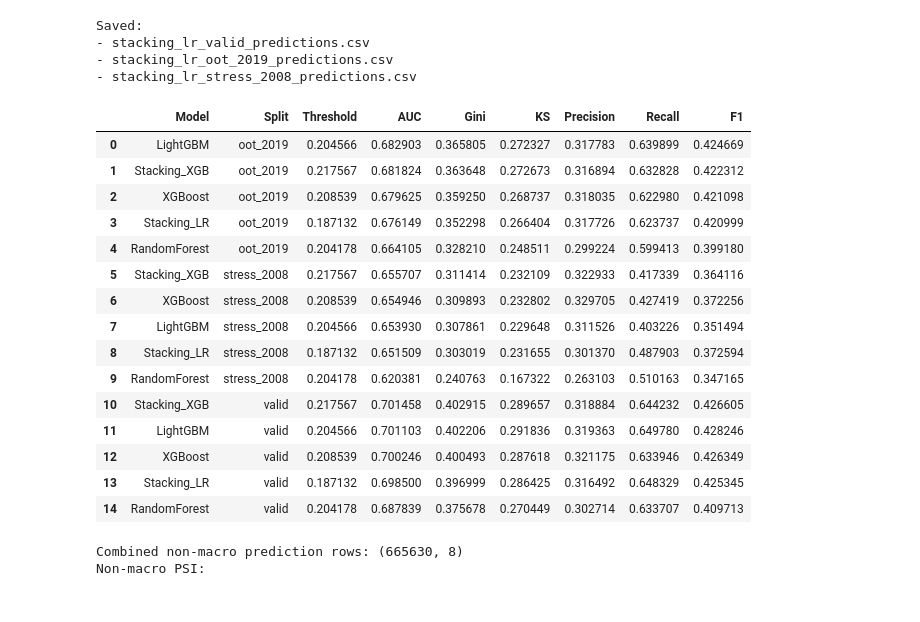
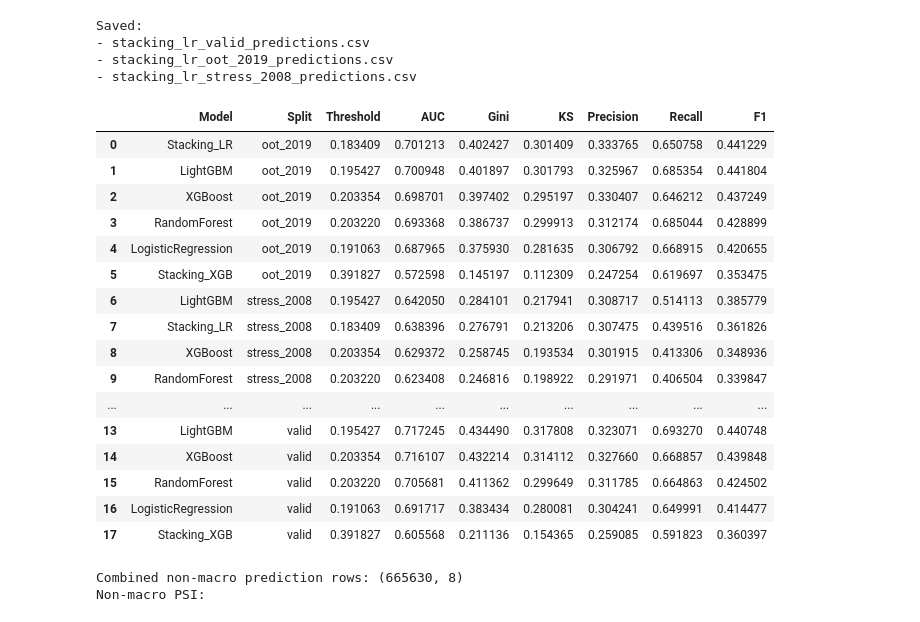
Before and after one commit to clarencemarvin/comp4501-Credit-Default-Risk-Prediction, a Jupyter notebook: main.ipynb, the cells around one changed output. Drawn from its saved outputs; the diff is of its cells as text; code cells hidden in the pictures.

```diff
--- a/main.ipynb
+++ b/main.ipynb
@@ -117,6 +112,7 @@ selected_features = [
     "term",
     "fico_range_low",
     "loan_amnt",
+    "int_rate",
     "dti",
     "home_ownership",
     "purpose",
@@ -127,7 +123,6 @@ selected_features = [
     "delinq_2yrs",
     "pub_rec",
     "inq_last_6mths",
-    "mort_acc",
     "revol_bal"
 ]
 
@@ -657,0 +660,37 @@ Chosen threshold from validation KS: 0.204178
+# %%
+# ============================================================
+# Logistic Regression — Non-Macro Baseline
+# ============================================================
+from sklearn.linear_model import LogisticRegression
+
+lr_model = LogisticRegression(
+    C=1.0,
+    penalty="l2",
+    solver="lbfgs",
+    max_iter=2000,
+    random_state=RANDOM_STATE
+)
+
+lr_model.fit(X_train_lr, y_train_rf)
+
+# Threshold via KS on validation
+lr_valid_prob = lr_model.predict_proba(X_valid_lr)[:, 1]
+_, lr_threshold = ks_statistic(y_valid_rf, lr_valid_prob)
+
+lr_results = []
+for split_name, X_split, y_split in [
+    ("valid",       X_valid_lr,  y_valid_rf),
+    ("oot_2019",    X_oot_lr,    y_oot_rf),
+    ("stress_2008", X_stress_lr, y_stress_rf),
+]:
+    prob = lr_model.predict_proba(X_split)[:, 1]
+    metrics = evaluate_split(y_split, prob, lr_threshold)
+    lr_results.append({
+        "Model":     "LogisticRegression",
+        "Split":     split_name,
+        "Threshold": lr_threshold,
+        **metrics
+    })
+
+lr_results_df = pd.DataFrame(lr_results)
+display(lr_results_df)
@@ -1148,49 +1175,50 @@ stack_xgb_results = []
 
 for split_name, X_split, y_split in [
     ("valid", meta_valid, y_valid),
     ("oot_2019", meta_oot, y_oot),
     ("stress_2008", meta_stress, y_stress),
 ]:
     prob = meta_xgb_model.predict_proba(X_split)[:, 1]
     metrics = evaluate_split(y_split, prob, stack_threshold)
 
     stack_xgb_results.append({
         "Model": "Stacking_XGB",
         "Split": split_name,
         "Threshold": stack_threshold,
         **metrics
     })
 
 stack_xgb_results_df = pd.DataFrame(stack_xgb_results)
 
 nonmacro_final_compare_df = pd.concat(
-    [nonmacro_results_df, stack_xgb_results_df, stack_lr_results_df],
+    [nonmacro_results_df, stack_xgb_results_df, nonmacro_stack_lr_results_df],
     axis=0,
     ignore_index=True
 )
 
 nonmacro_final_compare_df = nonmacro_final_compare_df.sort_values(
     ["Split", "Gini"], ascending=[True, False]
 ).reset_index(drop=True)
 
 display(nonmacro_final_compare_df)
 # %% [output]
 |  | Model | Split | Threshold | AUC | Gini | KS | Precision | Recall | F1 |
-| 0 | LightGBM | oot_2019 | 0.204566 | 0.682903 | 0.365805 | 0.272327 | 0.317783 | 0.639899 | 0.424669 |
-| 1 | Stacking_XGB | oot_2019 | 0.217567 | 0.681824 | 0.363648 | 0.272673 | 0.316894 | 0.632828 | 0.422312 |
-| 2 | XGBoost | oot_2019 | 0.208539 | 0.679625 | 0.359250 | 0.268737 | 0.318035 | 0.622980 | 0.421098 |
-| 3 | Stacking_LR | oot_2019 | 0.187132 | 0.676149 | 0.352298 | 0.266404 | 0.317726 | 0.623737 | 0.420999 |
-| 4 | RandomForest | oot_2019 | 0.204178 | 0.664105 | 0.328210 | 0.248511 | 0.299224 | 0.599413 | 0.399180 |
-| 5 | Stacking_XGB | stress_2008 | 0.217567 | 0.655707 | 0.311414 | 0.232109 | 0.322933 | 0.417339 | 0.364116 |
-| 6 | XGBoost | stress_2008 | 0.208539 | 0.654946 | 0.309893 | 0.232802 | 0.329705 | 0.427419 | 0.372256 |
-| 7 | LightGBM | stress_2008 | 0.204566 | 0.653930 | 0.307861 | 0.229648 | 0.311526 | 0.403226 | 0.351494 |
-| 8 | Stacking_LR | stress_2008 | 0.187132 | 0.651509 | 0.303019 | 0.231655 | 0.301370 | 0.487903 | 0.372594 |
-| 9 | RandomForest | stress_2008 | 0.204178 | 0.620381 | 0.240763 | 0.167322 | 0.263103 | 0.510163 | 0.347165 |
-| 10 | Stacking_XGB | valid | 0.217567 | 0.701458 | 0.402915 | 0.289657 | 0.318884 | 0.644232 | 0.426605 |
-| 11 | LightGBM | valid | 0.204566 | 0.701103 | 0.402206 | 0.291836 | 0.319363 | 0.649780 | 0.428246 |
-| 12 | XGBoost | valid | 0.208539 | 0.700246 | 0.400493 | 0.287618 | 0.321175 | 0.633946 | 0.426349 |
-| 13 | Stacking_LR | valid | 0.187132 | 0.698500 | 0.396999 | 0.286425 | 0.316492 | 0.648329 | 0.425345 |
-| 14 | RandomForest | valid | 0.204178 | 0.687839 | 0.375678 | 0.270449 | 0.302714 | 0.633707 | 0.409713 |
+| 0 | Stacking_LR | oot_2019 | 0.183409 | 0.701213 | 0.402427 | 0.301409 | 0.333765 | 0.650758 | 0.441229 |
+| 1 | LightGBM | oot_2019 | 0.195427 | 0.700948 | 0.401897 | 0.301793 | 0.325967 | 0.685354 | 0.441804 |
+| 2 | XGBoost | oot_2019 | 0.203354 | 0.698701 | 0.397402 | 0.295197 | 0.330407 | 0.646212 | 0.437249 |
+| 3 | RandomForest | oot_2019 | 0.203220 | 0.693368 | 0.386737 | 0.299913 | 0.312174 | 0.685044 | 0.428899 |
+| 4 | LogisticRegression | oot_2019 | 0.191063 | 0.687965 | 0.375930 | 0.281635 | 0.306792 | 0.668915 | 0.420655 |
+| 5 | Stacking_XGB | oot_2019 | 0.391827 | 0.572598 | 0.145197 | 0.112309 | 0.247254 | 0.619697 | 0.353475 |
+| 6 | LightGBM | stress_2008 | 0.195427 | 0.642050 | 0.284101 | 0.217941 | 0.308717 | 0.514113 | 0.385779 |
+| 7 | Stacking_LR | stress_2008 | 0.183409 | 0.638396 | 0.276791 | 0.213206 | 0.307475 | 0.439516 | 0.361826 |
+| 8 | XGBoost | stress_2008 | 0.203354 | 0.629372 | 0.258745 | 0.193534 | 0.301915 | 0.413306 | 0.348936 |
+| 9 | RandomForest | stress_2008 | 0.203220 | 0.623408 | 0.246816 | 0.198922 | 0.291971 | 0.406504 | 0.339847 |
+| ... | ... | ... | ... | ... | ... | ... | ... | ... | ... |
+| 13 | LightGBM | valid | 0.195427 | 0.717245 | 0.434490 | 0.317808 | 0.323071 | 0.693270 | 0.440748 |
+| 14 | XGBoost | valid | 0.203354 | 0.716107 | 0.432214 | 0.314112 | 0.327660 | 0.668857 | 0.439848 |
+| 15 | RandomForest | valid | 0.203220 | 0.705681 | 0.411362 | 0.299649 | 0.311785 | 0.664863 | 0.424502 |
+| 16 | LogisticRegression | valid | 0.191063 | 0.691717 | 0.383434 | 0.280081 | 0.304241 | 0.649991 | 0.414477 |
+| 17 | Stacking_XGB | valid | 0.391827 | 0.605568 | 0.211136 | 0.154365 | 0.259085 | 0.591823 | 0.360397 |
 # %%
 nonmacro_pred_all = pd.concat(
     [
```
Also changed, not shown: parts of 74 cells of this notebook, 7 other files.
